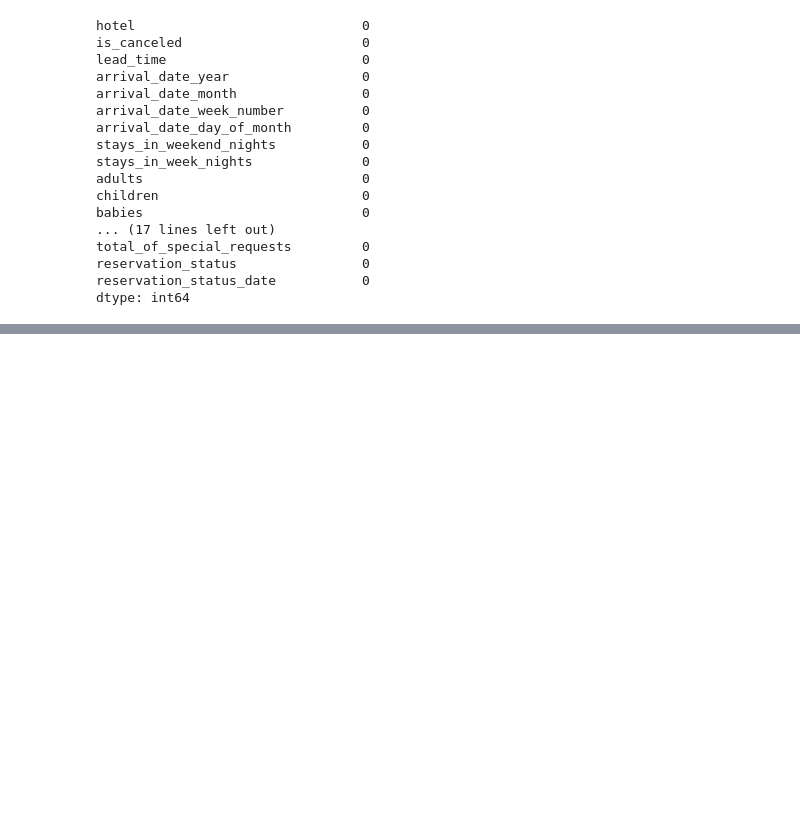
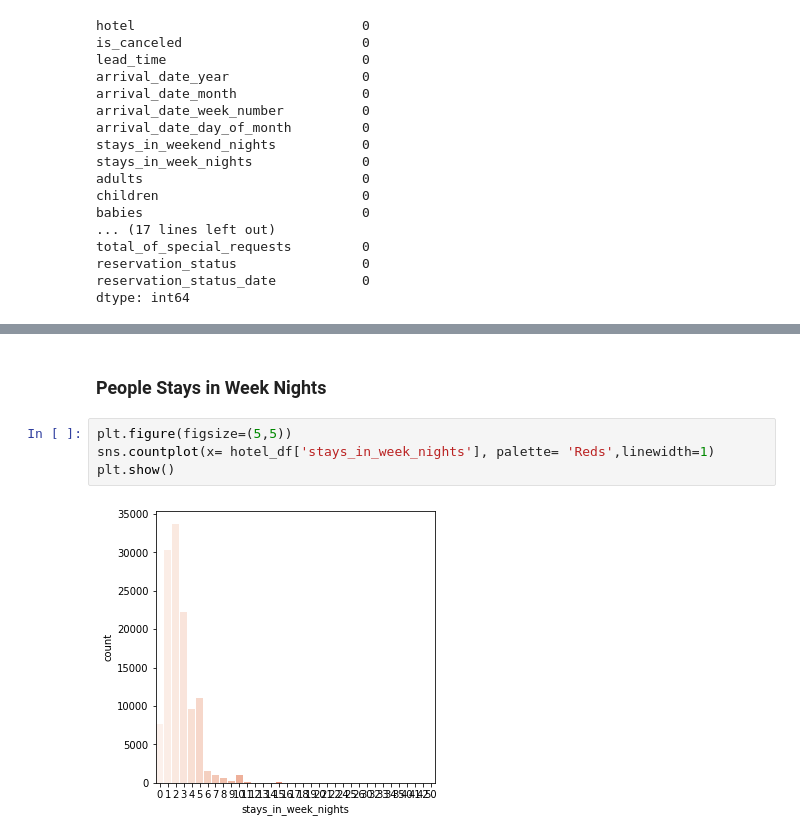
Before and after one commit to pinaki1010/Hotel_Booking_Analysis_EDA, a Jupyter notebook: Hotel_Booking_Analysis_Capstone_Project.ipynb, the cells around one changed output, grey strips where cells are left out. Drawn from its saved outputs; the diff is of its cells as text; blank space fills up the shorter version.

```diff
--- a/Hotel_Booking_Analysis_Capstone_Project.ipynb
+++ b/Hotel_Booking_Analysis_Capstone_Project.ipynb
@@ -130,0 +189,8 @@ dtype: int64
+# %% [markdown]
+### **People Stays in Week Nights**
+# %%
+plt.figure(figsize=(5,5))
+sns.countplot(x= hotel_df['stays_in_week_nights'], palette= 'Reds',linewidth=1)
+plt.show()
+# %% [output]
+[figure, added]
```
Also changed, not shown: parts of 22 cells of this notebook.
